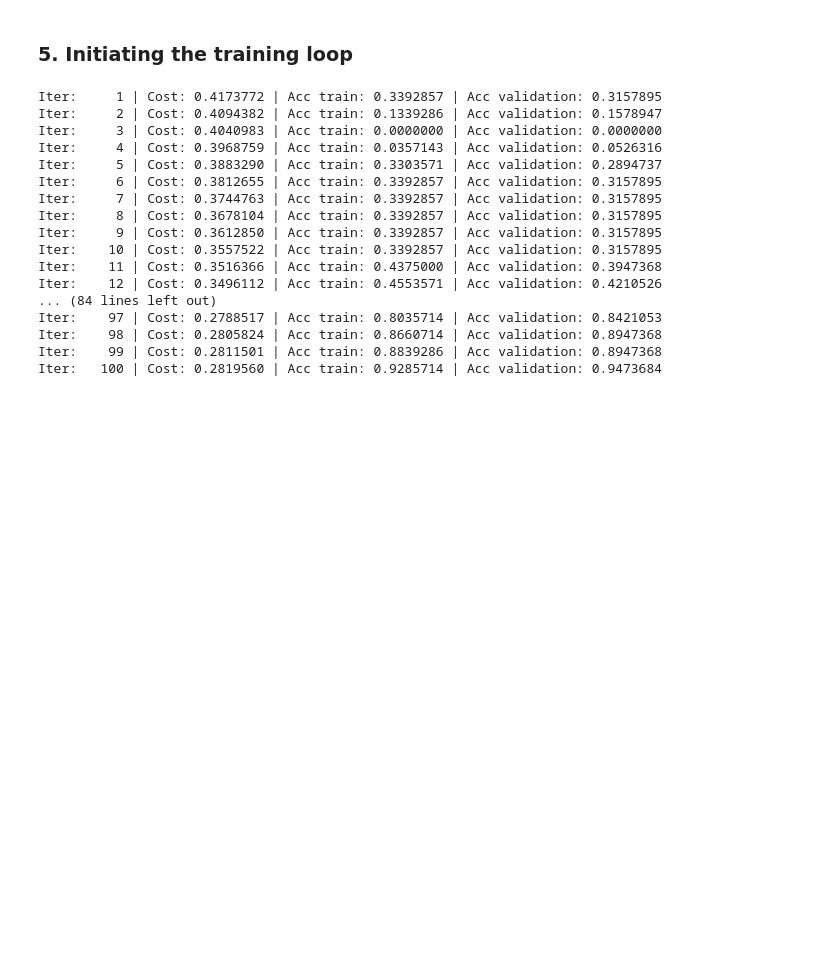
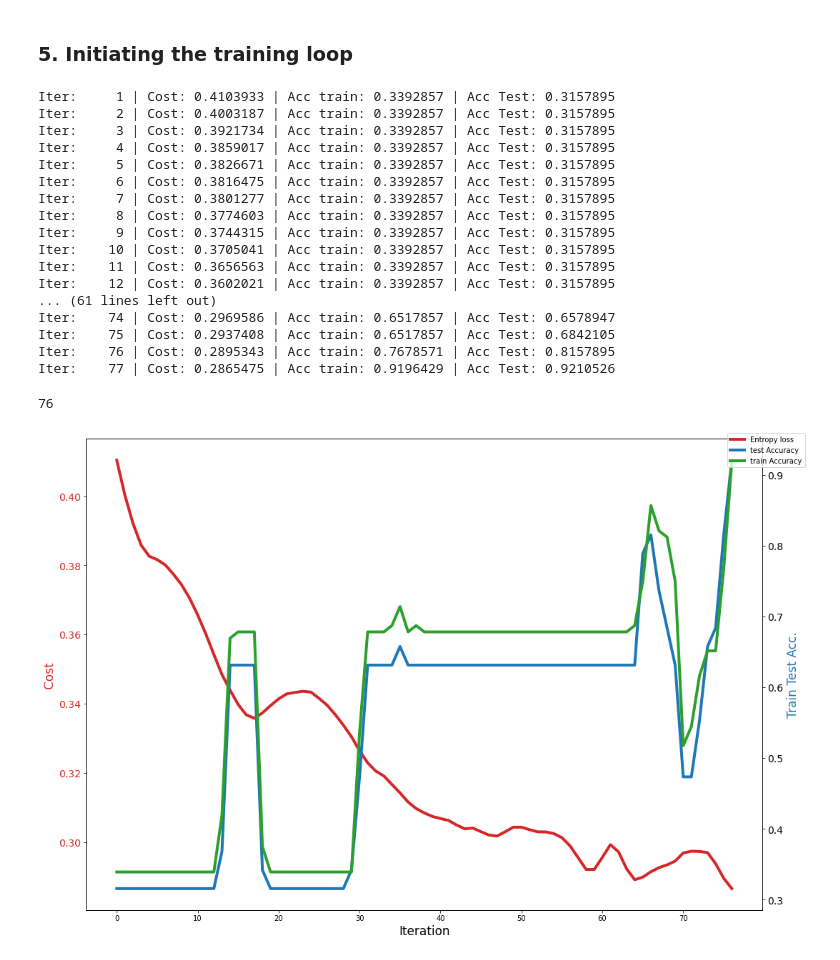
Before and after one commit to sujit-khanna/Quantum_Machine_Learning, a Jupyter notebook: QuantumNeuralNetworkEntangled.ipynb, the cells around one changed output. Saved outputs shown, nothing was run; the diff lists cells and outputs as text; code cells hidden in the pictures; blank space fills up the shorter version.

```diff
--- a/QuantumNeuralNetworkEntangled.ipynb
+++ b/QuantumNeuralNetworkEntangled.ipynb
@@ -134,6 +135,7 @@ M0 =
 # %% [markdown]
 ### 5. Initiating the training loop
 # %%
+cost_list, train_acc, test_acc = [], [], []
 for it in range(num_epochs):
     # Update the weights by one optimizer step
     batch_index = np.random.randint(0, num_train, (batch_size,))
@@ -148,24 +150,64 @@ for it in range(num_epochs):
     acc_train = np.mean(Y_train==pred_train_labels)
     acc_val = np.mean(Y_val==pred_val_labels)
     print(
-        "Iter: {:5d} | Cost: {:0.7f} | Acc train: {:0.7f} | Acc validation: {:0.7f} "
+        "Iter: {:5d} | Cost: {:0.7f} | Acc train: {:0.7f} | Acc Test: {:0.7f} "
         "".format(it + 1, cost(var, X, Y), acc_train, acc_val)
     )
+    cost_list.append(cost(var, X, Y)), train_acc.append(acc_train), test_acc.append(acc_val)
+    if acc_val>=0.90 and acc_train>=0.90 and it>=50:
+        break
 # %% [output]
-Iter:     1 | Cost: 0.4173772 | Acc train: 0.3392857 | Acc validation: 0.3157895
-Iter:     2 | Cost: 0.4094382 | Acc train: 0.1339286 | Acc validation: 0.1578947
-Iter:     3 | Cost: 0.4040983 | Acc train: 0.0000000 | Acc validation: 0.0000000
-Iter:     4 | Cost: 0.3968759 | Acc train: 0.0357143 | Acc validation: 0.0526316
-Iter:     5 | Cost: 0.3883290 | Acc train: 0.3303571 | Acc validation: 0.2894737
-Iter:     6 | Cost: 0.3812655 | Acc train: 0.3392857 | Acc validation: 0.3157895
-Iter:     7 | Cost: 0.3744763 | Acc train: 0.3392857 | Acc validation: 0.3157895
-Iter:     8 | Cost: 0.3678104 | Acc train: 0.3392857 | Acc validation: 0.3157895
-Iter:     9 | Cost: 0.3612850 | Acc train: 0.3392857 | Acc validation: 0.3157895
-Iter:    10 | Cost: 0.3557522 | Acc train: 0.3392857 | Acc validation: 0.3157895
-Iter:    11 | Cost: 0.3516366 | Acc train: 0.4375000 | Acc validation: 0.3947368
-Iter:    12 | Cost: 0.3496112 | Acc train: 0.4553571 | Acc validation: 0.4210526
-... (84 lines left out)
-Iter:    97 | Cost: 0.2788517 | Acc train: 0.8035714 | Acc validation: 0.8421053
-Iter:    98 | Cost: 0.2805824 | Acc train: 0.8660714 | Acc validation: 0.8947368
-Iter:    99 | Cost: 0.2811501 | Acc train: 0.8839286 | Acc validation: 0.8947368
-Iter:   100 | Cost: 0.2819560 | Acc train: 0.9285714 | Acc validation: 0.9473684
+Iter:     1 | Cost: 0.4103933 | Acc train: 0.3392857 | Acc Test: 0.3157895
+Iter:     2 | Cost: 0.4003187 | Acc train: 0.3392857 | Acc Test: 0.3157895
+Iter:     3 | Cost: 0.3921734 | Acc train: 0.3392857 | Acc Test: 0.3157895
+Iter:     4 | Cost: 0.3859017 | Acc train: 0.3392857 | Acc Test: 0.3157895
+Iter:     5 | Cost: 0.3826671 | Acc train: 0.3392857 | Acc Test: 0.3157895
+Iter:     6 | Cost: 0.3816475 | Acc train: 0.3392857 | Acc Test: 0.3157895
+Iter:     7 | Cost: 0.3801277 | Acc train: 0.3392857 | Acc Test: 0.3157895
+Iter:     8 | Cost: 0.3774603 | Acc train: 0.3392857 | Acc Test: 0.3157895
+Iter:     9 | Cost: 0.3744315 | Acc train: 0.3392857 | Acc Test: 0.3157895
+Iter:    10 | Cost: 0.3705041 | Acc train: 0.3392857 | Acc Test: 0.3157895
+Iter:    11 | Cost: 0.3656563 | Acc train: 0.3392857 | Acc Test: 0.3157895
+Iter:    12 | Cost: 0.3602021 | Acc train: 0.3392857 | Acc Test: 0.3157895
+... (61 lines left out)
+Iter:    74 | Cost: 0.2969586 | Acc train: 0.6517857 | Acc Test: 0.6578947
+Iter:    75 | Cost: 0.2937408 | Acc train: 0.6517857 | Acc Test: 0.6842105
+Iter:    76 | Cost: 0.2895343 | Acc train: 0.7678571 | Acc Test: 0.8157895
+Iter:    77 | Cost: 0.2865475 | Acc train: 0.9196429 | Acc Test: 0.9210526
+# %%
+costs_list = [x.item() for x in cost_list]
+# %%
+len(iters)
+# %% [output]
+76
+# %%
+import matplotlib.pyplot as plt
+fig, ax1 = plt.subplots(figsize=(15, 10))
+iters = np.arange(0, it + 1, 1)
+colors = ["tab:red", "tab:blue", "tab:green"]
+ax1.set_xlabel("Iteration", fontsize=17)
+ax1.set_ylabel("Cost", fontsize=17, color=colors[0])
+ax1.plot(iters, costs_list, color=colors[0], linewidth=4, label='Entropy loss')
+ax1.tick_params(axis="y", labelsize=14, labelcolor=colors[0])
+
+ax2 = ax1.twinx()
+ax2.set_ylabel("Train Test Acc.", fontsize=17, color=colors[1])
+ax2.plot(iters, test_acc, color=colors[1], linewidth=4, label='test Accuracy')
+ax2.plot(iters, train_acc, color=colors[2], linewidth=4, label='train Accuracy')
+
+
+ax2.tick_params(axis="x", labelsize=14)
+ax2.tick_params(axis="y", labelsize=14)
+
+plt.grid(False)
+plt.tight_layout()
+lines_labels = [ax.get_legend_handles_labels() for ax in fig.axes]
+lines, labels = [sum(lol, []) for lol in zip(*lines_labels)]
+
+# finally we invoke the legend (that you probably would like to customize...)
+
+fig.legend(lines, labels)
+plt.show()
+plt.show()
+# %% [output]
+[figure, added]
```
Also changed, not shown: parts of 8 cells of this notebook.
